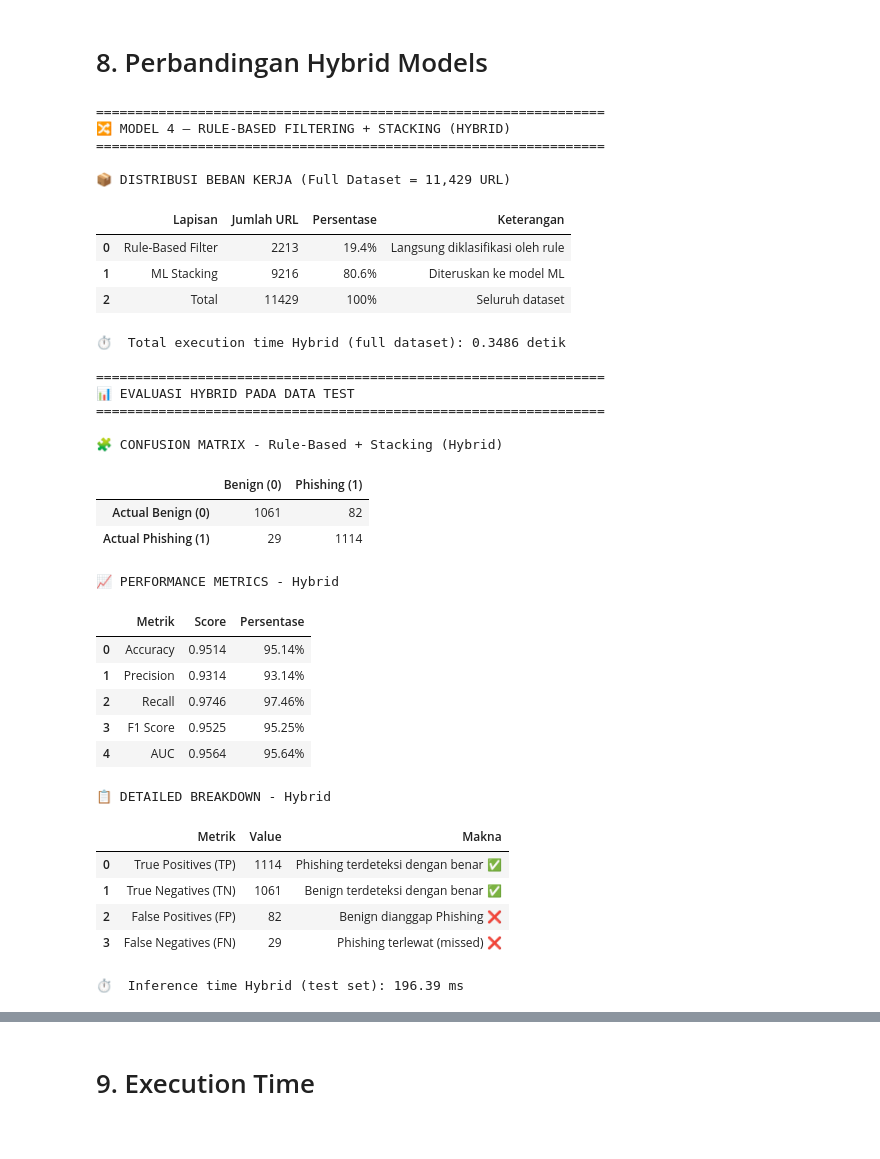
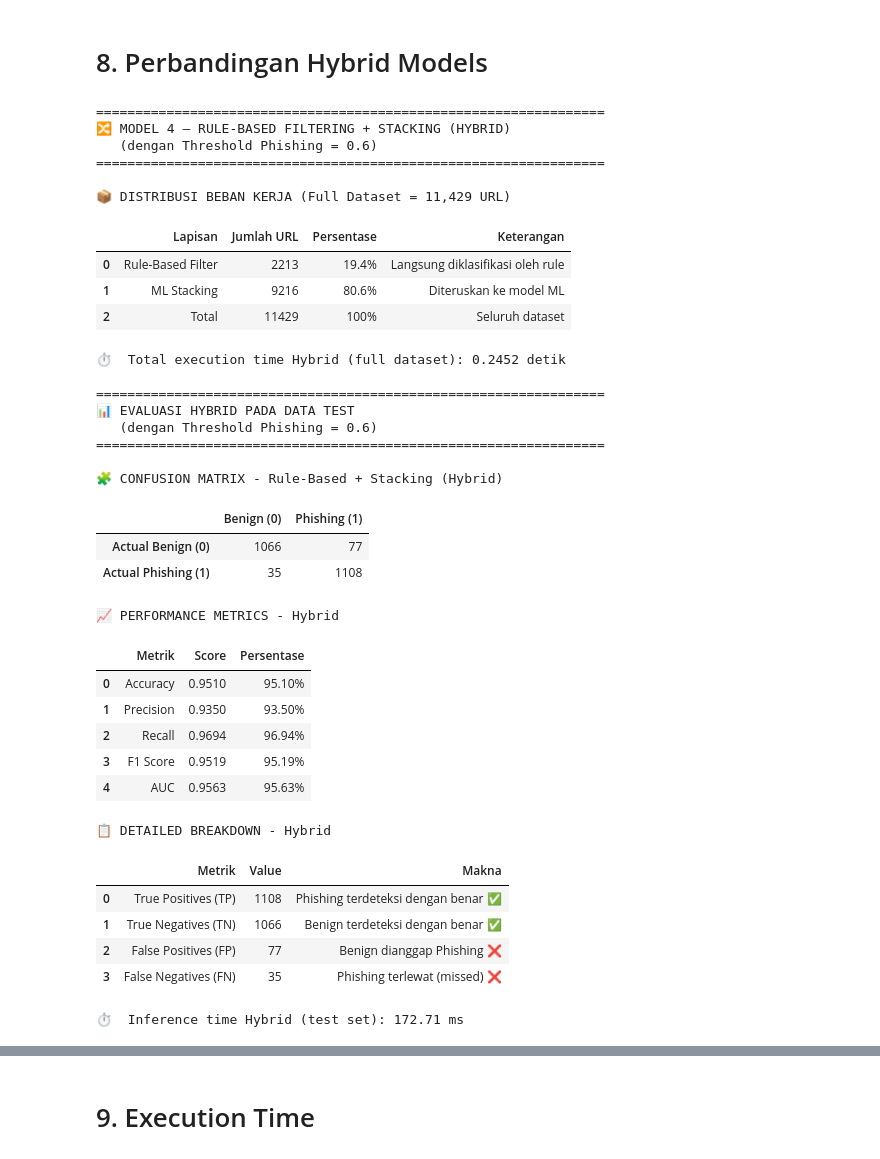
Before and after one commit to rubenmartogi/Phishing-Website-Detection-using-XGBoost-and-RFM, a Jupyter notebook: Phishing Website Detection_Models & Training.ipynb, the cells around one changed output, grey strips where cells are left out. Cells and saved outputs as stored; diff of their text form; code cells hidden in the pictures.

```diff
--- a/Phishing Website Detection_Models & Training.ipynb
+++ b/Phishing Website Detection_Models & Training.ipynb
@@ -661,12 +669,15 @@ from sklearn.metrics import (
     f1_score, roc_auc_score, confusion_matrix
 )
 
+# ─── THRESHOLD UNTUK KATEGORISASI (selaras dengan app.py) ─────────────────────
+THRESHOLD_PHISHING = 0.6  # 0.0-0.59 = Benign, 0.60-1.00 = Phishing
+
 # ─── Fungsi rule-based dari fitur DataFrame (vectorized) ─────────────────────
 def rule_based_from_df(X_df):
     """
     Menerapkan rule-based scoring secara vectorized.
     Mengembalikan:
-      y_pred_rule   : array prediksi (0/1)
+      y_prob_rule   : array probability (0 atau 1.0 untuk rule decided)
       mask_to_ml    : boolean mask — True = lolos filter → diteruskan ke ML
     """
     def col(c):
@@ -706,10 +717,12 @@ def rule_based_from_df(X_df):
 
     risk_score  = (3 * vi_count) + (2 * imp_count) + less_count
     rule_flag   = ((vi_count >= 1) | (risk_score >= PREFILTER_HARD_PHISHING_SCORE))
-    y_pred_rule = rule_flag.astype(int)
+
+    # Return: rule-based probabilities (1.0 untuk phishing, 0.0 untuk bukan)
+    y_prob_rule = rule_flag.astype(float)
     mask_to_ml  = ~rule_flag   # True = tidak tertangkap rule → lanjut ke ML
 
-    return y_pred_rule.values, mask_to_ml.values
+    return y_prob_rule.values, mask_to_ml.values
 
 
 # ─── Siapkan X full dataset ───────────────────────────────────────────────────
@@ -721,21 +734,25 @@ total_url = len(y_full)
 # ─── Jalankan Hybrid (full dataset) ──────────────────────────────────────────
 print('=' * 65)
 print('🔀 MODEL 4 — RULE-BASED FILTERING + STACKING (HYBRID)')
+print(f'   (dengan Threshold Phishing = {THRESHOLD_PHISHING})')
 print('=' * 65)
 
 t0_hybrid = time.perf_counter()
 
 # Langkah 1: Rule-based filter pada seluruh dataset
-y_rule_full, mask_to_ml_full = rule_based_from_df(X_full)
+y_prob_rule_full, mask_to_ml_full = rule_based_from_df(X_full)
 n_rule_decided = int((~mask_to_ml_full).sum())
 n_passed_to_ml = int(mask_to_ml_full.sum())
 
-# Langkah 2: ML Stacking hanya untuk URL yang lolos filter
-final_pred_full = y_rule_full.copy()
+# Langkah 2: ML Stacking untuk URL yang lolos filter + apply threshold
+final_prob_full = y_prob_rule_full.copy()
 if n_passed_to_ml > 0:
     X_for_ml  = X_full[mask_to_ml_full]
-    ml_pred   = stack_ga.predict(X_for_ml)
-    final_pred_full[mask_to_ml_full] = ml_pred
+    ml_prob   = stack_ga.predict_proba(X_for_ml)[:, 1]
+    final_prob_full[mask_to_ml_full] = ml_prob
+
+# Apply threshold 0.6 untuk final predictions
+final_pred_full = (final_prob_full >= THRESHOLD_PHISHING).astype(int)
 
 t_hybrid_full = time.perf_counter() - t0_hybrid
 
@@ -762,15 +779,19 @@ print(f'\n⏱️  Total execution time Hybrid (full dataset): {t_hybrid_full:.4f
 # ─── Evaluasi Hybrid pada Test Set (apple-to-apple) ──────────────────────────
 print('\n' + '=' * 65)
 print('📊 EVALUASI HYBRID PADA DATA TEST')
+print(f'   (dengan Threshold Phishing = {THRESHOLD_PHISHING})')
 print('=' * 65)
 
 t0_test = time.perf_counter()
 
-y_rule_test, mask_to_ml_test = rule_based_from_df(X_test)
-final_pred_test = y_rule_test.copy()
+y_prob_rule_test, mask_to_ml_test = rule_based_from_df(X_test)
+final_prob_test = y_prob_rule_test.copy()
 if mask_to_ml_test.sum() > 0:
-    ml_pred_test = stack_ga.predict(X_test[mask_to_ml_test])
-    final_pred_test[mask_to_ml_test] = ml_pred_test
+    ml_prob_test = stack_ga.predict_proba(X_test[mask_to_ml_test])[:, 1]
+    final_prob_test[mask_to_ml_test] = ml_prob_test
+
+# Apply threshold 0.6 untuk final predictions
+final_pred_test = (final_prob_test >= THRESHOLD_PHISHING).astype(int)
 
 t_hybrid_test = time.perf_counter() - t0_test
 
@@ -791,8 +812,7 @@ prec_h = precision_score(y_test, final_pred_test, zero_division=0)
 rec_h  = recall_score(y_test, final_pred_test, zero_division=0)
 f1_h   = f1_score(y_test, final_pred_test, zero_division=0)
 try:
-    prob_test = stack_ga.predict_proba(X_test)[:, 1]
-    auc_h = roc_auc_score(y_test, np.where(mask_to_ml_test, prob_test, y_rule_test.astype(float)))
+    auc_h = roc_auc_score(y_test, final_prob_test)
 except:
     auc_h = np.nan
 
@@ -820,48 +840,50 @@ breakdown_hybrid = pd.DataFrame({
         'Phishing terdeteksi dengan benar ✅',
         'Benign terdeteksi dengan benar ✅',
         'Benign dianggap Phishing ❌',
         'Phishing terlewat (missed) ❌'
     ]
 })
 
 print('\n📋 DETAILED BREAKDOWN - Hybrid')
 display(breakdown_hybrid)
 
 print(f'\n⏱️  Inference time Hybrid (test set): {t_hybrid_test*1000:.2f} ms')
 # %% [output]
 =================================================================
 🔀 MODEL 4 — RULE-BASED FILTERING + STACKING (HYBRID)
+   (dengan Threshold Phishing = 0.6)
 =================================================================
 
 📦 DISTRIBUSI BEBAN KERJA (Full Dataset = 11,429 URL)
 |  | Lapisan | Jumlah URL | Persentase | Keterangan |
 | 0 | Rule-Based Filter | 2213 | 19.4% | Langsung diklasifikasi oleh rule |
 | 1 | ML Stacking | 9216 | 80.6% | Diteruskan ke model ML |
 | 2 | Total | 11429 | 100% | Seluruh dataset |
-⏱️  Total execution time Hybrid (full dataset): 0.3486 detik
+⏱️  Total execution time Hybrid (full dataset): 0.2452 detik
 
 =================================================================
 📊 EVALUASI HYBRID PADA DATA TEST
+   (dengan Threshold Phishing = 0.6)
 =================================================================
 
 🧩 CONFUSION MATRIX - Rule-Based + Stacking (Hybrid)
 |  | Benign (0) | Phishing (1) |
-| Actual Benign (0) | 1061 | 82 |
-| Actual Phishing (1) | 29 | 1114 |
+| Actual Benign (0) | 1066 | 77 |
+| Actual Phishing (1) | 35 | 1108 |
 📈 PERFORMANCE METRICS - Hybrid
 |  | Metrik | Score | Persentase |
-| 0 | Accuracy | 0.9514 | 95.14% |
-| 1 | Precision | 0.9314 | 93.14% |
-| 2 | Recall | 0.9746 | 97.46% |
-| 3 | F1 Score | 0.9525 | 95.25% |
-| 4 | AUC | 0.9564 | 95.64% |
+| 0 | Accuracy | 0.9510 | 95.10% |
+| 1 | Precision | 0.9350 | 93.50% |
+| 2 | Recall | 0.9694 | 96.94% |
+| 3 | F1 Score | 0.9519 | 95.19% |
+| 4 | AUC | 0.9563 | 95.63% |
 📋 DETAILED BREAKDOWN - Hybrid
 |  | Metrik | Value | Makna |
-| 0 | True Positives (TP) | 1114 | Phishing terdeteksi dengan benar ✅ |
-| 1 | True Negatives (TN) | 1061 | Benign terdeteksi dengan benar ✅ |
-| 2 | False Positives (FP) | 82 | Benign dianggap Phishing ❌ |
-| 3 | False Negatives (FN) | 29 | Phishing terlewat (missed) ❌ |
+| 0 | True Positives (TP) | 1108 | Phishing terdeteksi dengan benar ✅ |
+| 1 | True Negatives (TN) | 1066 | Benign terdeteksi dengan benar ✅ |
+| 2 | False Positives (FP) | 77 | Benign dianggap Phishing ❌ |
+| 3 | False Negatives (FN) | 35 | Phishing terlewat (missed) ❌ |
-⏱️  Inference time Hybrid (test set): 196.39 ms
+⏱️  Inference time Hybrid (test set): 172.71 ms
 # %%
 import pandas as pd
 import numpy as np
```
Also changed, not shown: parts of 5 cells of this notebook, 2 other files.
